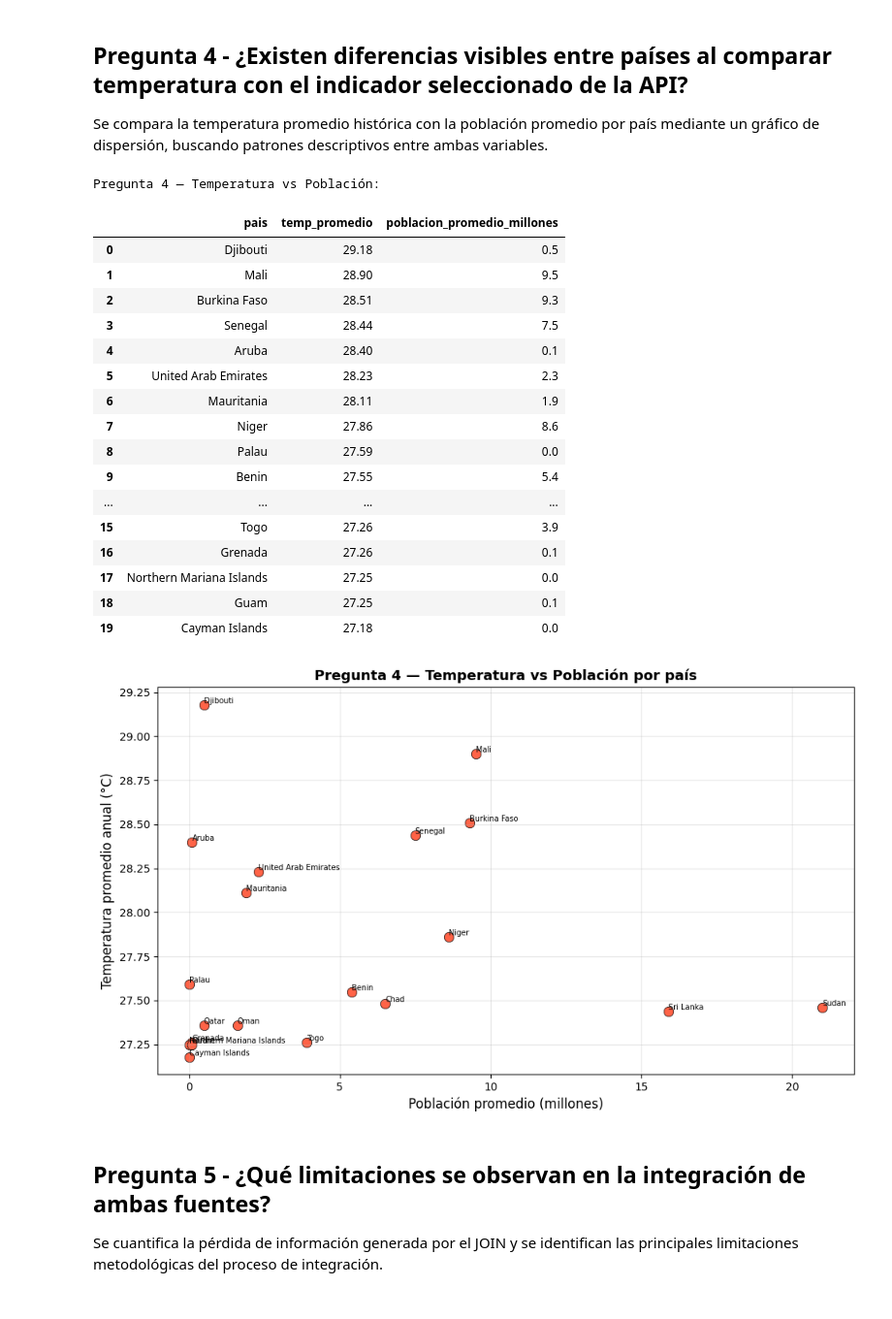
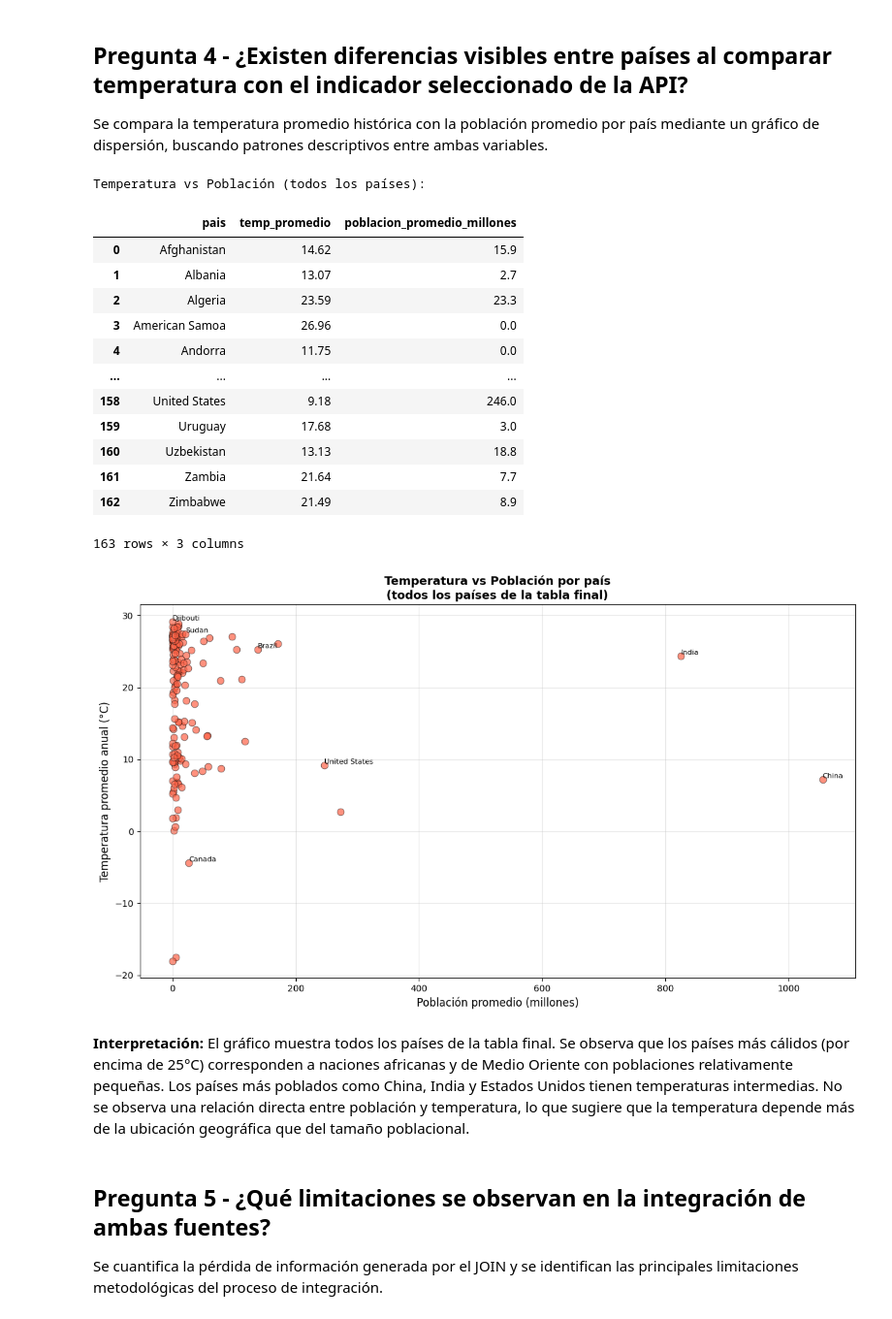
Before and after one commit to Alahin04/Actividad-An-lisis-Cambio-Clim-tico---Pr-ctica-SQL, a Jupyter notebook: Análisis_Cambio_Climático_SQL_IMD.ipynb, the cells around one changed output. Shown at 97% size. Saved outputs shown, nothing was run; the diff lists cells and outputs as text; code cells hidden in the pictures.

```diff
--- a/Análisis_Cambio_Climático_SQL_IMD.ipynb
+++ b/Análisis_Cambio_Climático_SQL_IMD.ipynb
@@ -698,8 +841,7 @@ Países perdidos en el JOIN:
 Se compara la temperatura promedio histórica con la población promedio por país mediante
 un gráfico de dispersión, buscando patrones descriptivos entre ambas variables.
 # %%
-#Diferencias visibles entre países: temperatura vs población
-
+#Pregunta 4 — Diferencias visibles entre países: temperatura vs población
 query_p4 = """
 SELECT
     pais,
@@ -707,50 +849,58 @@ SELECT
     ROUND(AVG(poblacion) / 1000000, 1)      AS poblacion_promedio_millones
 FROM tabla_final
 GROUP BY pais
-ORDER BY temp_promedio DESC
-LIMIT 20
+ORDER BY pais
 """
 df_p4 = pd.read_sql_query(query_p4, conn)
-print("Pregunta 4 — Temperatura vs Población:")
+print("Temperatura vs Población (todos los países):")
 df_p4
 # %% [output]
-Pregunta 4 — Temperatura vs Población:
+Temperatura vs Población (todos los países):
 |  | pais | temp_promedio | poblacion_promedio_millones |
-| 0 | Djibouti | 29.18 | 0.5 |
-| 1 | Mali | 28.90 | 9.5 |
-| 2 | Burkina Faso | 28.51 | 9.3 |
-| 3 | Senegal | 28.44 | 7.5 |
-| 4 | Aruba | 28.40 | 0.1 |
-| 5 | United Arab Emirates | 28.23 | 2.3 |
-| 6 | Mauritania | 28.11 | 1.9 |
-| 7 | Niger | 27.86 | 8.6 |
-| 8 | Palau | 27.59 | 0.0 |
-| 9 | Benin | 27.55 | 5.4 |
+| 0 | Afghanistan | 14.62 | 15.9 |
+| 1 | Albania | 13.07 | 2.7 |
+| 2 | Algeria | 23.59 | 23.3 |
+| 3 | American Samoa | 26.96 | 0.0 |
+| 4 | Andorra | 11.75 | 0.0 |
 | ... | ... | ... | ... |
-| 15 | Togo | 27.26 | 3.9 |
-| 16 | Grenada | 27.26 | 0.1 |
-| 17 | Northern Mariana Islands | 27.25 | 0.0 |
-| 18 | Guam | 27.25 | 0.1 |
-| 19 | Cayman Islands | 27.18 | 0.0 |
+| 158 | United States | 9.18 | 246.0 |
+| 159 | Uruguay | 17.68 | 3.0 |
+| 160 | Uzbekistan | 13.13 | 18.8 |
+| 161 | Zambia | 21.64 | 7.7 |
+| 162 | Zimbabwe | 21.49 | 8.9 |
+163 rows × 3 columns
 # %%
 #Gráfico Pregunta 4
-fig, ax = plt.subplots(figsize=(10, 6))
+fig, ax = plt.subplots(figsize=(12, 7))
 ax.scatter(df_p4['poblacion_promedio_millones'], df_p4['temp_promedio'],
-           color='tomato', s=80, edgecolors='black', linewidth=0.5)
+           color='tomato', s=60, edgecolors='black', linewidth=0.5, alpha=0.7)
 
-for _, row in df_p4.iterrows():
+#Etiquetar solo los más relevantes para no saturar
+paises_etiquetar = ['China', 'India', 'United States', 'Brazil',
+                    'Djibouti', 'Canada', 'Russia', 'Sudan']
+for _, row in df_p4[df_p4['pais'].isin(paises_etiquetar)].iterrows():
     ax.annotate(row['pais'],
                 (row['poblacion_promedio_millones'], row['temp_promedio']),
-                fontsize=7, ha='left', va='bottom')
+                fontsize=8, ha='left', va='bottom')
 
 ax.set_xlabel('Población promedio (millones)', fontsize=12)
 ax.set_ylabel('Temperatura promedio anual (°C)', fontsize=12)
-ax.set_title('Pregunta 4 — Temperatura vs Población por país', fontsize=13, fontweight='bold')
+ax.set_title('Temperatura vs Población por país\n(todos los países de la tabla final)',
+             fontsize=13, fontweight='bold')
 ax.grid(alpha=0.3)
 plt.tight_layout()
 plt.show()
 # %% [output]
-[figure, old version]
+[figure, new version]
+# %% [markdown]
+**Interpretación:** El gráfico muestra todos los países de la tabla
+final. Se observa que los países más cálidos (por encima de 25°C)
+corresponden a naciones africanas y de Medio Oriente con poblaciones
+relativamente pequeñas. Los países más poblados como China, India y
+Estados Unidos tienen temperaturas intermedias. No se observa una
+relación directa entre población y temperatura, lo que sugiere que
+la temperatura depende más de la ubicación geográfica que del tamaño
+poblacional.
 # %% [markdown]
 ## Pregunta 5 - ¿Qué limitaciones se observan en la integración de ambas fuentes?
 Se cuantifica la pérdida de información generada por el JOIN y se identifican las
```
Also changed, not shown: parts of 20 cells of this notebook.
